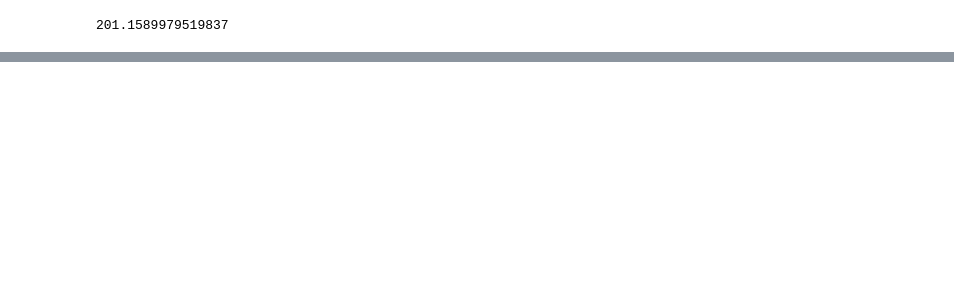
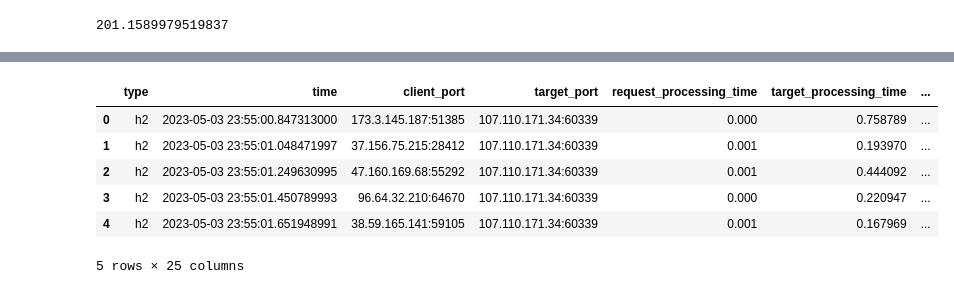
Before and after one commit to SpaceXAlphaBravoCharlie/Diplomski, a Jupyter notebook: Diplomski.ipynb, the cells around one changed output, grey strips where cells are left out. Saved outputs shown, nothing was run; the diff lists cells and outputs as text; code cells hidden in the pictures; blank space fills up the shorter version.

Commit message:
Added new range of dates for time series with fixed period

```diff
--- a/Diplomski.ipynb
+++ b/Diplomski.ipynb
@@ -1410,0 +1408,4 @@ logs_df.shape[0] - 2
+# %%
+new_dates_list = list(pd.date_range(start=logs_df["time"].iloc[0], end=logs_df["time"].iloc[logs_df.shape[0] - 1], periods=logs_df.shape[0]))
+print(new_dates_list[0] == logs_df["time"].iloc[0])
+print(new_dates_list[len(new_dates_list) - 1] == logs_df["time"].iloc[logs_df.shape[0] - 1])
@@ -1411 +1429,13 @@ logs_df.shape[0] - 2
+# %%
+logs_df_new_dates = logs_df.copy(deep=True)
+logs_df_new_dates["time"] = new_dates_list
+logs_df_new_dates.head()
+# %% [output]
+|  | type | time | client_port | target_port | request_processing_time | target_processing_time | ... |
+| 0 | h2 | 2023-05-03 23:55:00.847313000 | 173.3.145.187:51385 | 107.110.171.34:60339 | 0.000 | 0.758789 | ... |
+| 1 | h2 | 2023-05-03 23:55:01.048471997 | 37.156.75.215:28412 | 107.110.171.34:60339 | 0.001 | 0.193970 | ... |
+| 2 | h2 | 2023-05-03 23:55:01.249630995 | 47.160.169.68:55292 | 107.110.171.34:60339 | 0.001 | 0.444092 | ... |
+| 3 | h2 | 2023-05-03 23:55:01.450789993 | 96.64.32.210:64670 | 107.110.171.34:60339 | 0.000 | 0.220947 | ... |
+| 4 | h2 | 2023-05-03 23:55:01.651948991 | 38.59.165.141:59105 | 107.110.171.34:60339 | 0.001 | 0.167969 | ... |
+5 rows × 25 columns
 # %%
```
Also changed, not shown: parts of 11 cells of this notebook.
